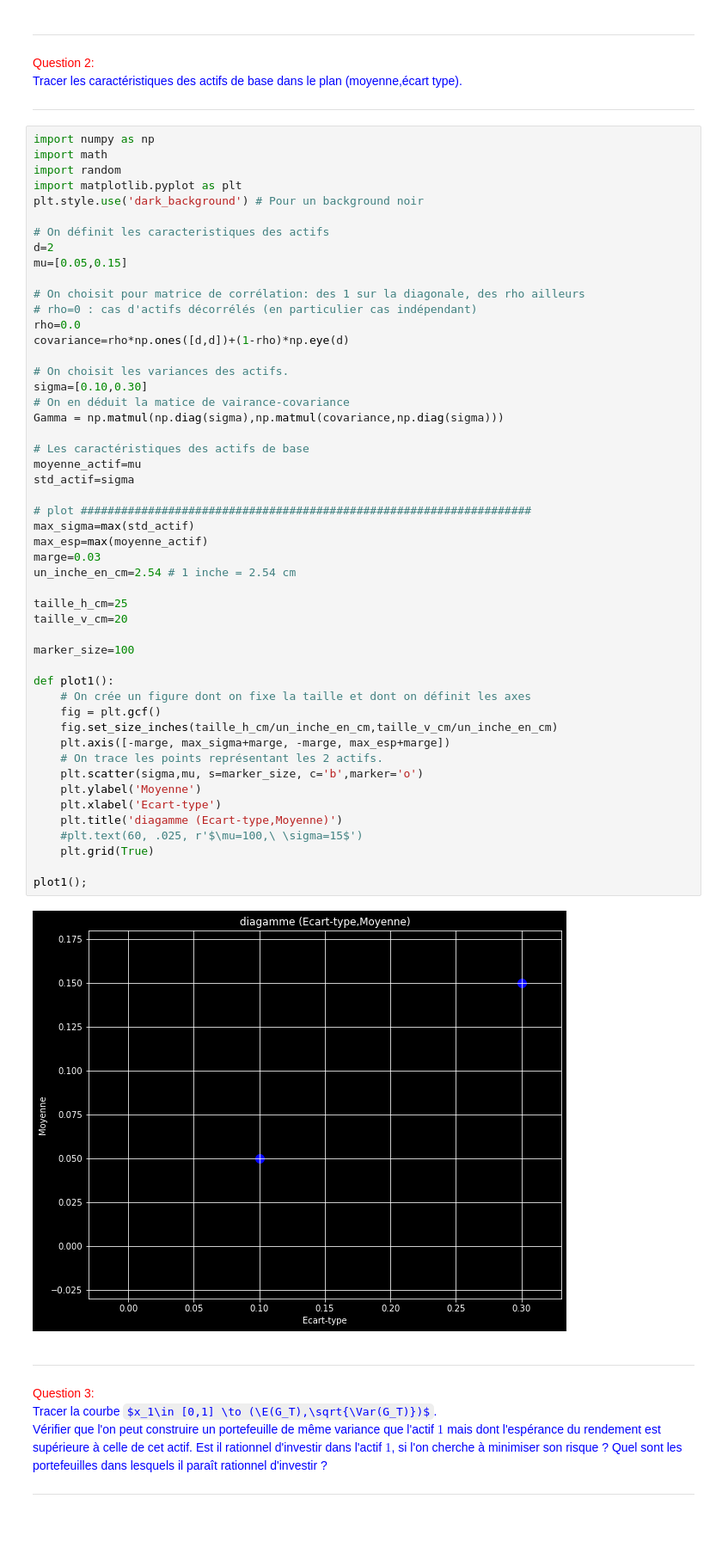
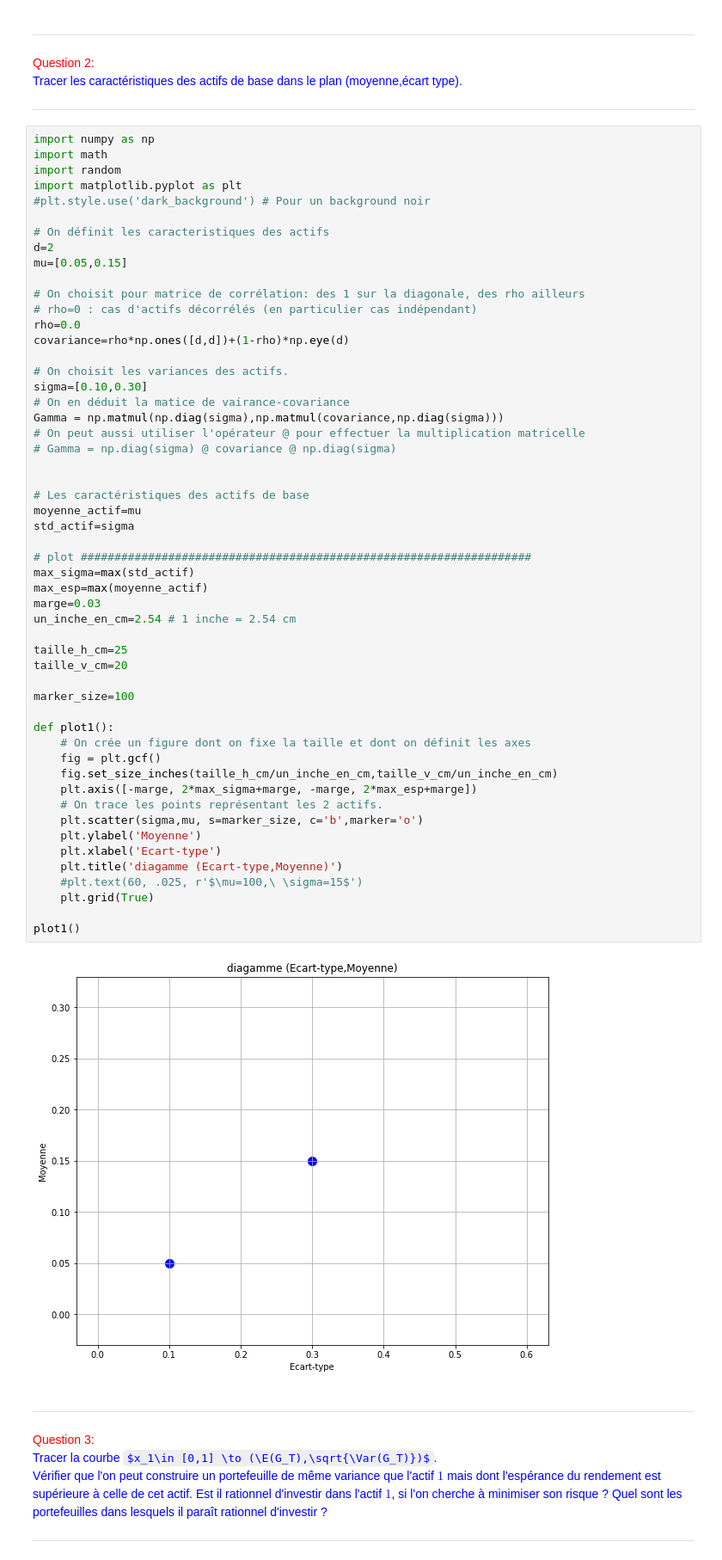
Before and after one commit to BernardLapeyre/DDI-Master, a Jupyter notebook: TD1_master.ipynb, the cells around one changed output. Shown: that part at 86% size. Drawn from its saved outputs; the diff is of its cells as text; some formulas as TeX source; blank space fills up the shorter version.

```diff
--- a/TD1_master.ipynb
+++ b/TD1_master.ipynb
@@ -118,7 +118,7 @@ import numpy as np
 import math
 import random
 import matplotlib.pyplot as plt
-plt.style.use('dark_background') # Pour un background noir
+#plt.style.use('dark_background') # Pour un background noir
 
 # On définit les caracteristiques des actifs
 d=2
@@ -133,38 +133,41 @@ covariance=rho*np.ones([d,d])+(1-rho)*np.eye(d)
 sigma=[0.10,0.30]
 # On en déduit la matice de vairance-covariance
 Gamma = np.matmul(np.diag(sigma),np.matmul(covariance,np.diag(sigma)))
+# On peut aussi utiliser l'opérateur @ pour effectuer la multiplication matricelle
+# Gamma = np.diag(sigma) @ covariance @ np.diag(sigma)
+
 
 # Les caractéristiques des actifs de base
 moyenne_actif=mu
 std_actif=sigma
 
 # plot ###################################################################
 max_sigma=max(std_actif)
 max_esp=max(moyenne_actif)
 marge=0.03
 un_inche_en_cm=2.54 # 1 inche = 2.54 cm
 
 taille_h_cm=25
 taille_v_cm=20
 
 marker_size=100
 
 def plot1():
     # On crée un figure dont on fixe la taille et dont on définit les axes
     fig = plt.gcf()
     fig.set_size_inches(taille_h_cm/un_inche_en_cm,taille_v_cm/un_inche_en_cm)
-    plt.axis([-marge, max_sigma+marge, -marge, max_esp+marge])
+    plt.axis([-marge, 2*max_sigma+marge, -marge, 2*max_esp+marge])
     # On trace les points représentant les 2 actifs.
     plt.scatter(sigma,mu, s=marker_size, c='b',marker='o')
     plt.ylabel('Moyenne')
     plt.xlabel('Ecart-type')
     plt.title('diagamme (Ecart-type,Moyenne)')
     #plt.text(60, .025, r'$\mu=100,\ \sigma=15$')
     plt.grid(True)
 
-plot1();
+plot1()
 # %% [output]
-[figure, old version]
+[figure, new version]
 # %% [markdown]
 ---
 <font color=red>Question 3:</font>
```
Also changed, not shown: parts of 19 cells of this notebook, 1 other file.
